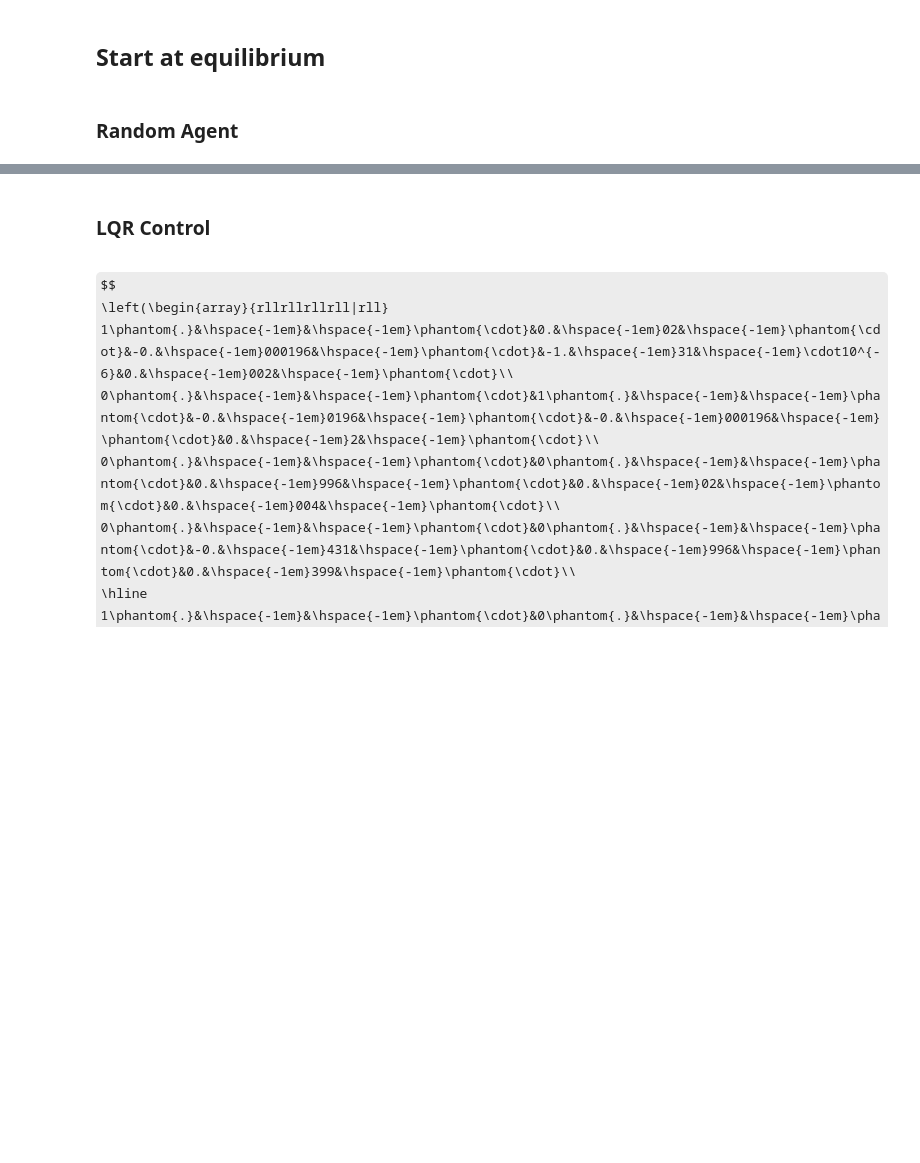
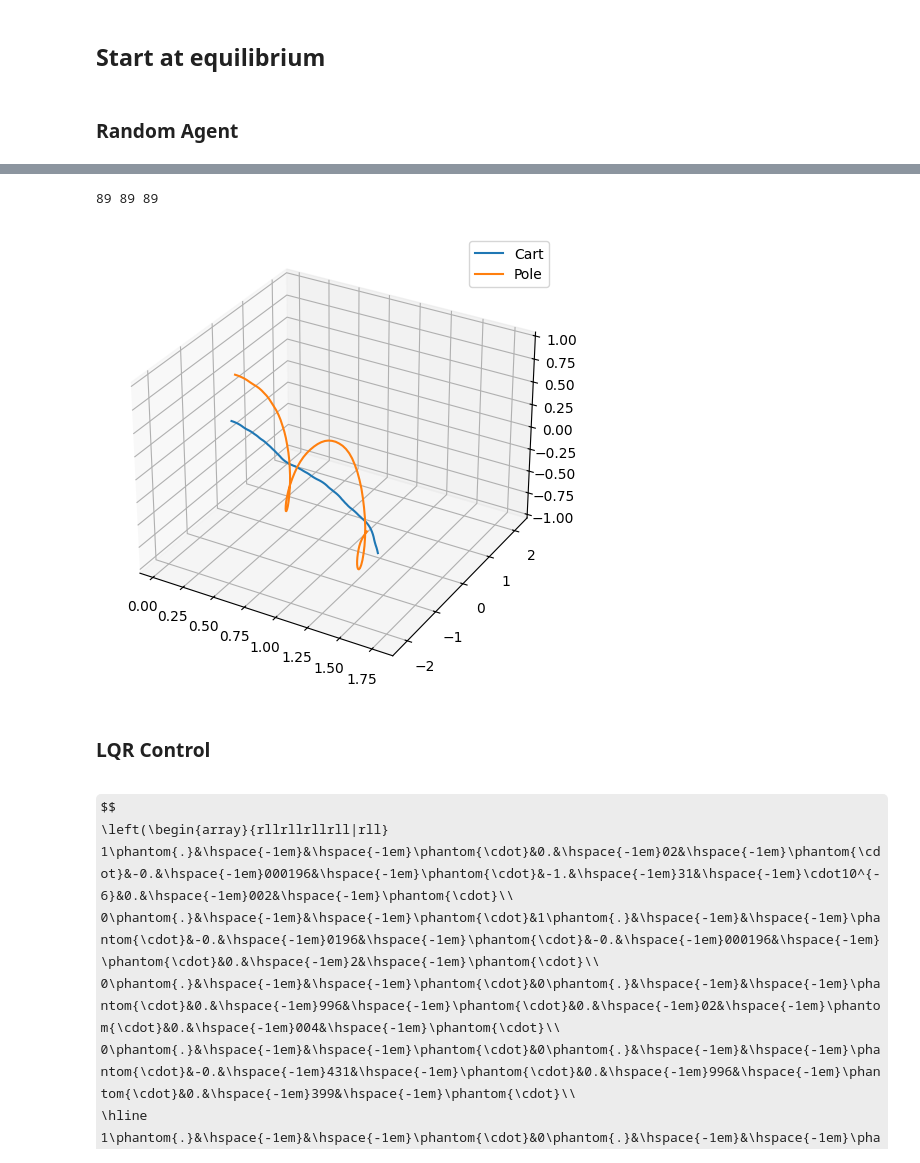
Before and after one commit to MathisFederico/ControlGym, a Jupyter notebook: notebooks/cartpole.ipynb, the cells around one changed output, grey strips where cells are left out. Cells and saved outputs as stored; diff of their text form; code cells hidden in the pictures; some formulas as TeX source; blank space fills up the shorter version.

```diff
--- a/notebooks/cartpole.ipynb
+++ b/notebooks/cartpole.ipynb
@@ -52,10 +52,22 @@ upenv = TimeLimit(upenv, max_episode_steps=200)
 # %%
 from controlgym.agents import RandomAgent
 random_agent = RandomAgent(upenv.action_space)
-record_video(upenv, random_agent)
+observations, actions, times = record_video(upenv, random_agent, steptime=upenv.tau)
 show_video()
 # %% [output]
 [interactive output not drawn]
+# %%
+from controlgym.envs.cartpole import plot_cartpole_history
+plot_cartpole_history(
+    times,
+    observations[:,0],
+    observations[:, 2],
+    upenv.length,
+    upenv.x_threshold
+)
+# %% [output]
+89 89 89
+[figure, added]
 # %% [markdown]
 ### LQR Control
 # %%
```
Also changed, not shown: parts of 5 cells of this notebook, 1 other file.
